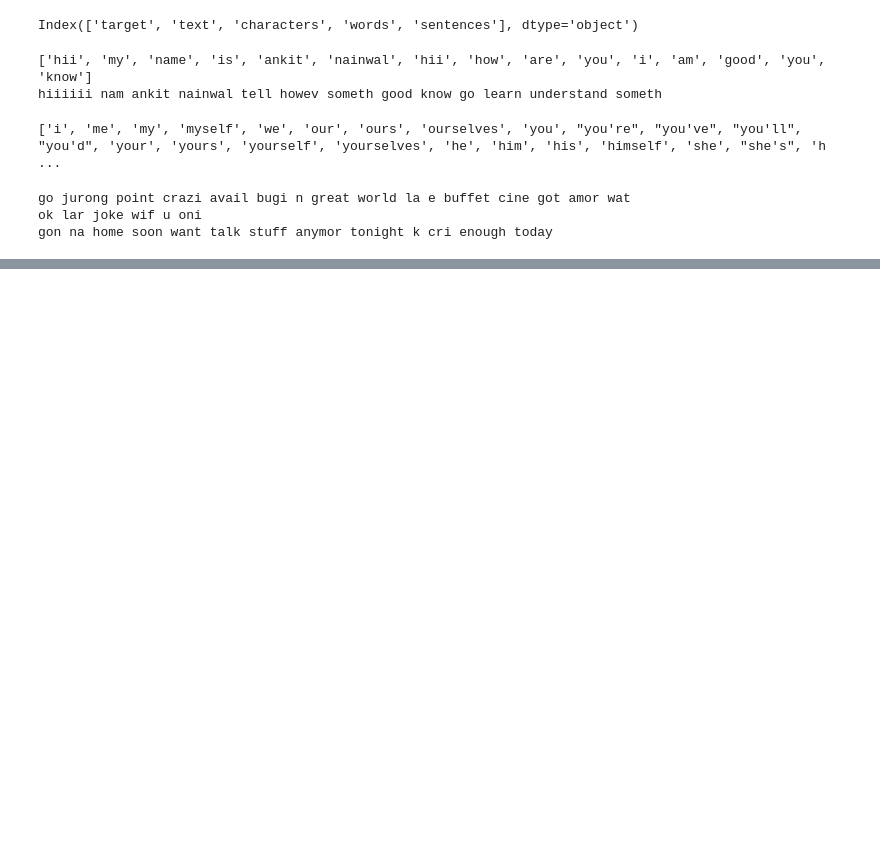
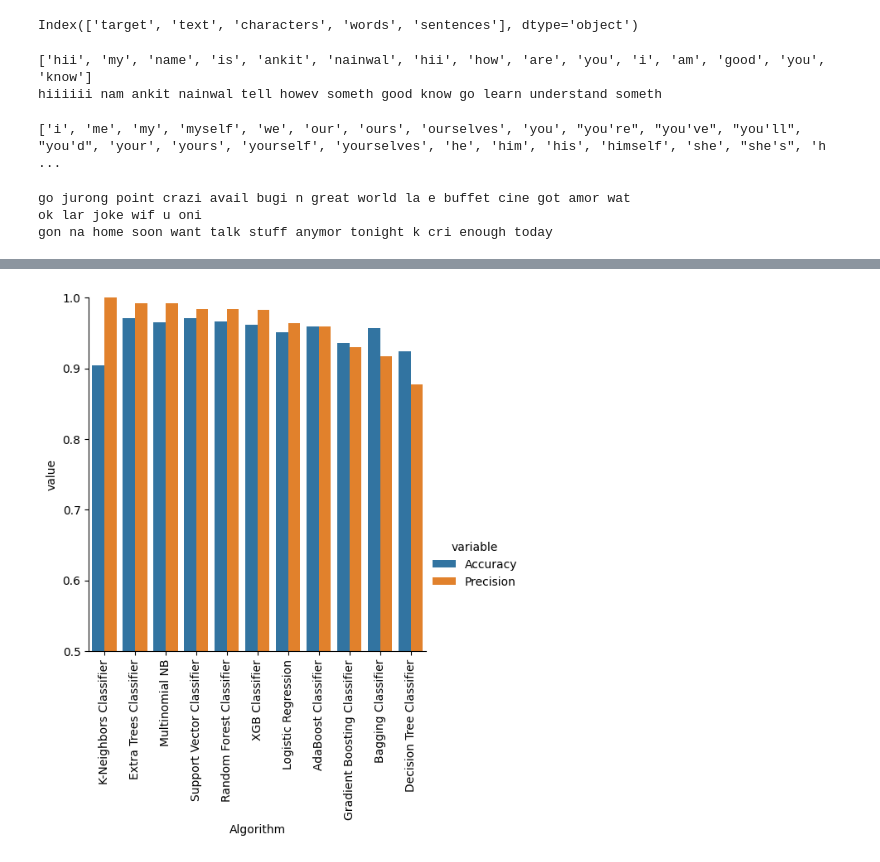
Before and after one commit to nano-bot01/SMS-Spam-Classifier-Web-App-using-Machine-Learning, a Jupyter notebook: SMS_Spam_Classifier.ipynb, the cells around one changed output, grey strips where cells are left out. Saved outputs shown, nothing was run; the diff lists cells and outputs as text; code cells hidden in the pictures; blank space fills up the shorter version.

```diff
--- a/SMS_Spam_Classifier.ipynb
+++ b/SMS_Spam_Classifier.ipynb
@@ -356,0 +658,2 @@ plt.imshow(ham_wordcloud)
+# %%
+train_classifier(knc, X_train, y_train, X_test, y_test)
@@ -356,0 +665,13 @@ plt.imshow(ham_wordcloud)
+# %%
+accuracy_scores = []
+precision_scores = []
+
+for name, cls in classification.items():
+  curr_accuracy, curr_precision, matrix = train_classifier(cls, X_train, y_train, X_test, y_test)
+  print("Model name : ", name)
+  print("Accuracy : ", curr_accuracy)
+  print("Precision : ", curr_precision)
+  print("Confusin-Matrix : ", matrix, '\n')
+
+  accuracy_scores.append(curr_accuracy)
+  precision_scores.append(curr_precision)
@@ -356,0 +696,2 @@ plt.imshow(ham_wordcloud)
+# %%
+performance_df = pd.DataFrame({'Algorithm': classification.keys(), 'Accuracy': accuracy_scores, 'Precision' : precision_scores}).sort_values('Precision', ascending = False)
@@ -356,0 +713,2 @@ plt.imshow(ham_wordcloud)
+# %%
+performance_df1 = pd.melt(performance_df, id_vars = 'Algorithm')
@@ -356,0 +735,7 @@ plt.imshow(ham_wordcloud)
+# %%
+sns.catplot(x = 'Algorithm', y = 'value', hue = 'variable', data = performance_df1, kind = 'bar', height = 5)
+plt.ylim(0.5, 1.0)
+plt.xticks(rotation = 'vertical')
+plt.show()
+# %% [output]
+[figure, added]
```
Also changed, not shown: parts of 52 cells of this notebook.
